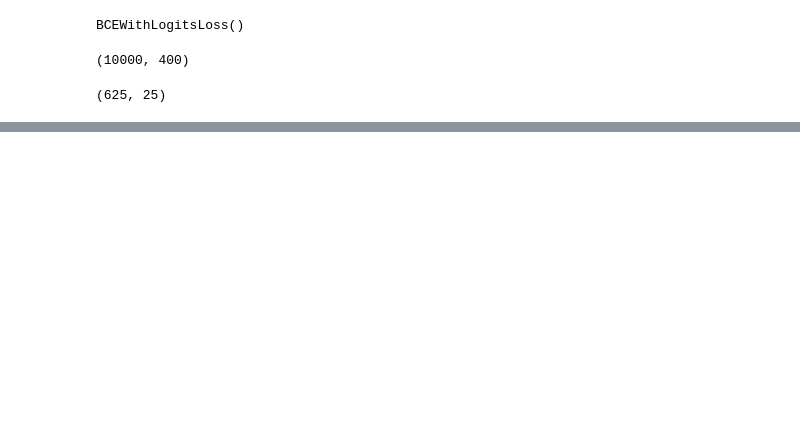
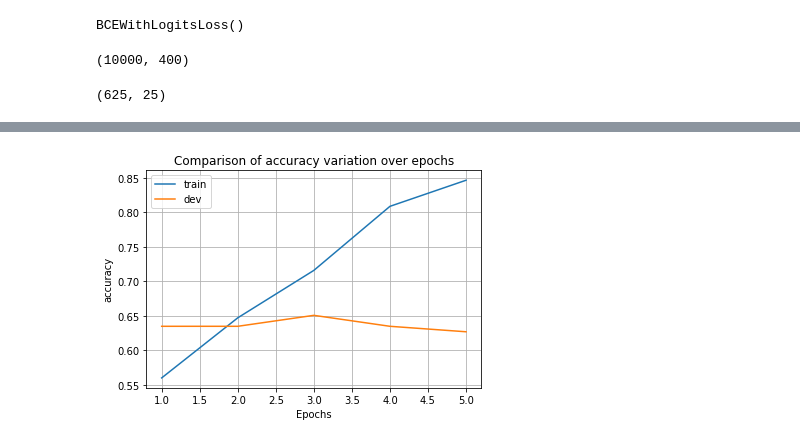
Before and after one commit to sagarsj42/wikiqa_open_domain_qa, a Jupyter notebook: notebooks/tanda.ipynb, the cells around one changed output, grey strips where cells are left out. Saved outputs shown, nothing was run; the diff lists cells and outputs as text; code cells hidden in the pictures; blank space fills up the shorter version.

```diff
--- a/notebooks/tanda.ipynb
+++ b/notebooks/tanda.ipynb
@@ -406,0 +616,4 @@ for d in asnq_f['train']:
+# %%
+plot_curves(train_stats, dev_stats, 1, 'accuracy')
+# %% [output]
+[figure, added]
```
Also changed, not shown: parts of 27 cells of this notebook, 2 other files.
